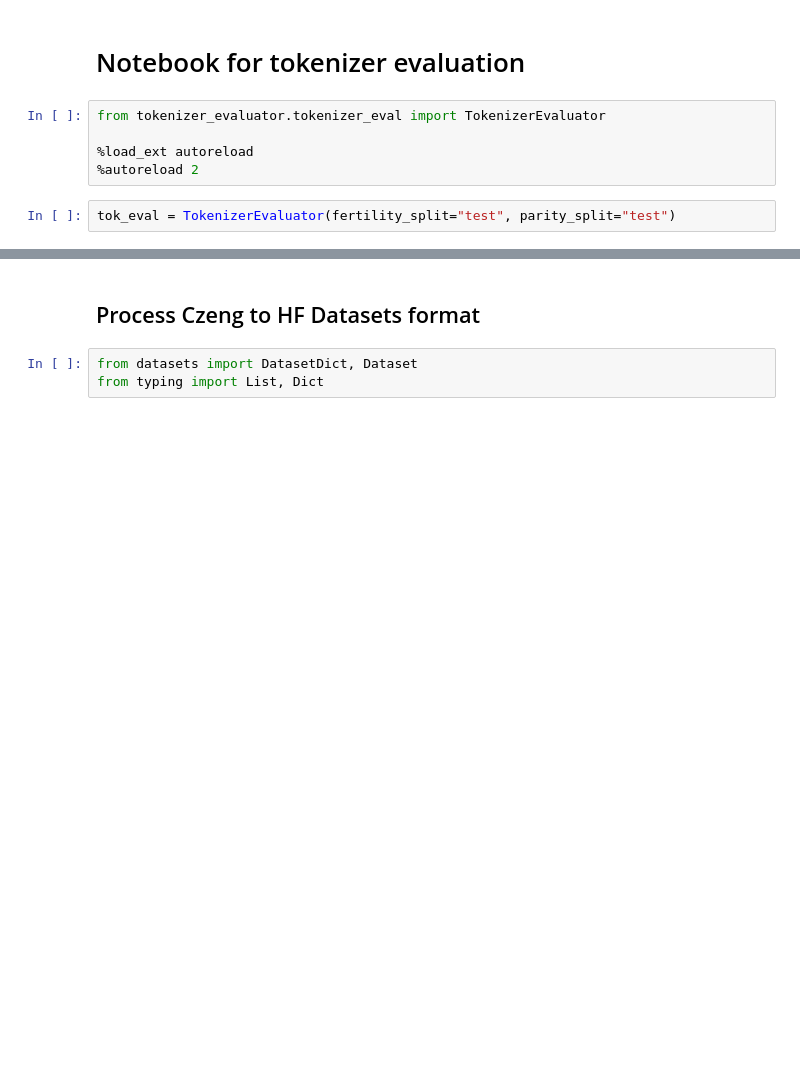
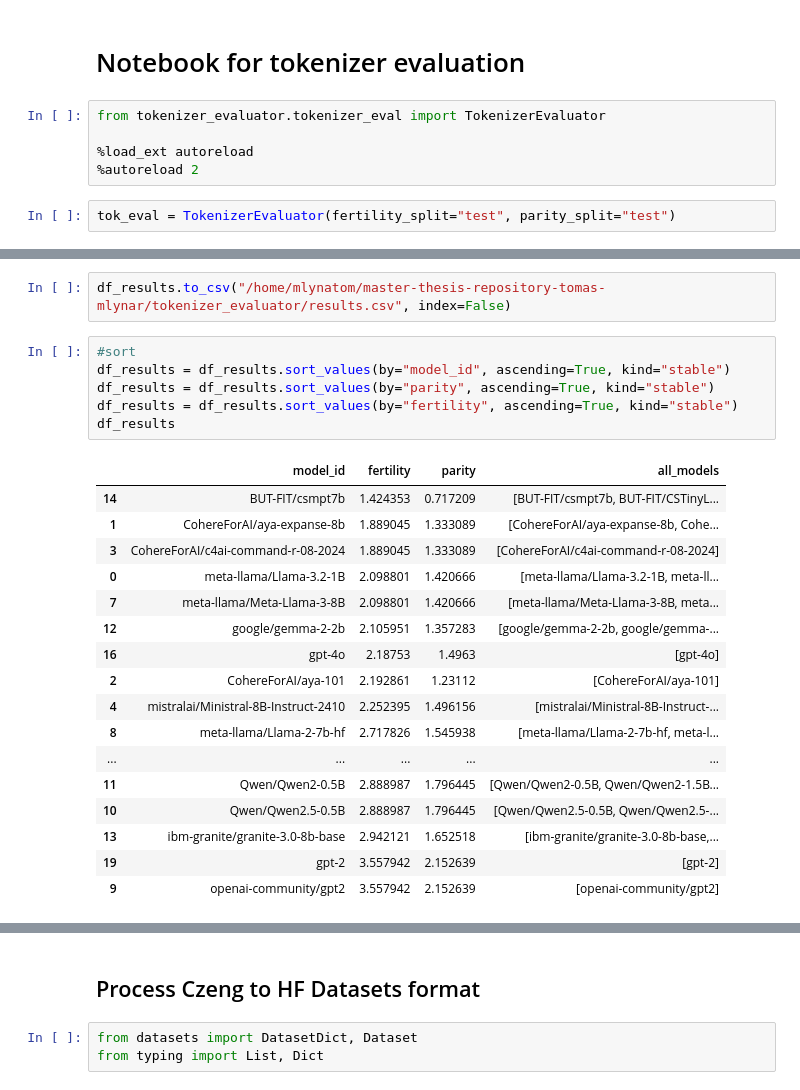
Before and after one commit to mlynatom/master-thesis, a Jupyter notebook: tokenizer_evaluator/tokenizer_evaluation.ipynb, the cells around one changed output, grey strips where cells are left out. Drawn from its saved outputs; the diff is of its cells as text; blank space fills up the shorter version.

```diff
--- a/tokenizer_evaluator/tokenizer_evaluation.ipynb
+++ b/tokenizer_evaluator/tokenizer_evaluation.ipynb
@@ -103 +133,27 @@ results
+# %%
+df_results.to_csv("/home/mlynatom/master-thesis-repository-tomas-mlynar/tokenizer_evaluator/results.csv", index=False)
+# %%
+#sort
+df_results = df_results.sort_values(by="model_id", ascending=True, kind="stable")
+df_results = df_results.sort_values(by="parity", ascending=True, kind="stable")
+df_results = df_results.sort_values(by="fertility", ascending=True, kind="stable")
+df_results
+# %% [output]
+|  | model_id | fertility | parity | all_models |
+| 14 | BUT-FIT/csmpt7b | 1.424353 | 0.717209 | [BUT-FIT/csmpt7b, BUT-FIT/CSTinyL... |
+| 1 | CohereForAI/aya-expanse-8b | 1.889045 | 1.333089 | [CohereForAI/aya-expanse-8b, Cohe... |
+| 3 | CohereForAI/c4ai-command-r-08-2024 | 1.889045 | 1.333089 | [CohereForAI/c4ai-command-r-08-2024] |
+| 0 | meta-llama/Llama-3.2-1B | 2.098801 | 1.420666 | [meta-llama/Llama-3.2-1B, meta-ll... |
+| 7 | meta-llama/Meta-Llama-3-8B | 2.098801 | 1.420666 | [meta-llama/Meta-Llama-3-8B, meta... |
+| 12 | google/gemma-2-2b | 2.105951 | 1.357283 | [google/gemma-2-2b, google/gemma-... |
+| 16 | gpt-4o | 2.18753 | 1.4963 | [gpt-4o] |
+| 2 | CohereForAI/aya-101 | 2.192861 | 1.23112 | [CohereForAI/aya-101] |
+| 4 | mistralai/Ministral-8B-Instruct-2410 | 2.252395 | 1.496156 | [mistralai/Ministral-8B-Instruct-... |
+| 8 | meta-llama/Llama-2-7b-hf | 2.717826 | 1.545938 | [meta-llama/Llama-2-7b-hf, meta-l... |
+| ... | ... | ... | ... | ... |
+| 11 | Qwen/Qwen2-0.5B | 2.888987 | 1.796445 | [Qwen/Qwen2-0.5B, Qwen/Qwen2-1.5B... |
+| 10 | Qwen/Qwen2.5-0.5B | 2.888987 | 1.796445 | [Qwen/Qwen2.5-0.5B, Qwen/Qwen2.5-... |
+| 13 | ibm-granite/granite-3.0-8b-base | 2.942121 | 1.652518 | [ibm-granite/granite-3.0-8b-base,... |
+| 19 | gpt-2 | 3.557942 | 2.152639 | [gpt-2] |
+| 9 | openai-community/gpt2 | 3.557942 | 2.152639 | [openai-community/gpt2] |
 # %%
```
Also changed, not shown: parts of 6 cells of this notebook, 2 other files.
